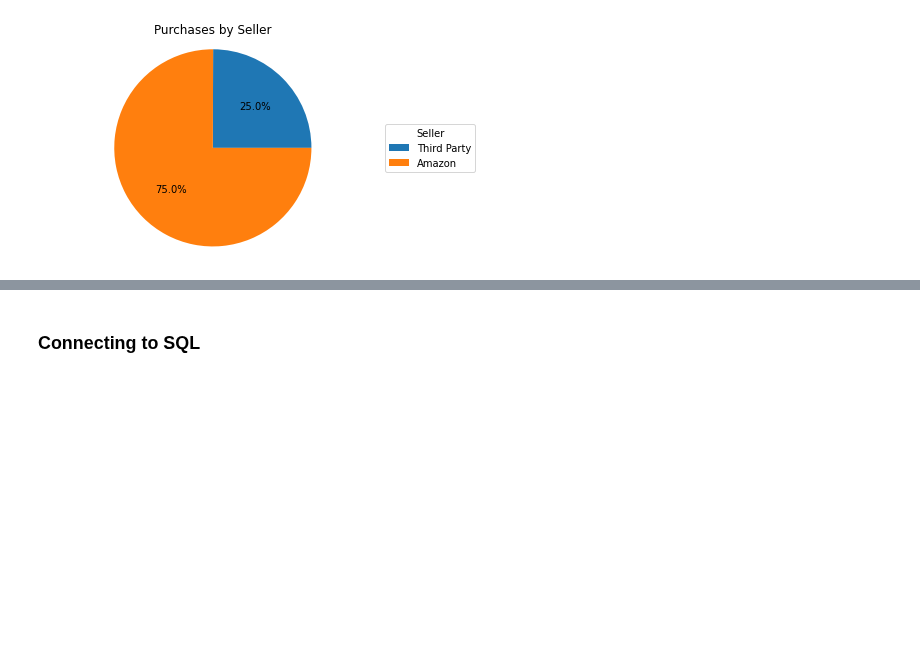
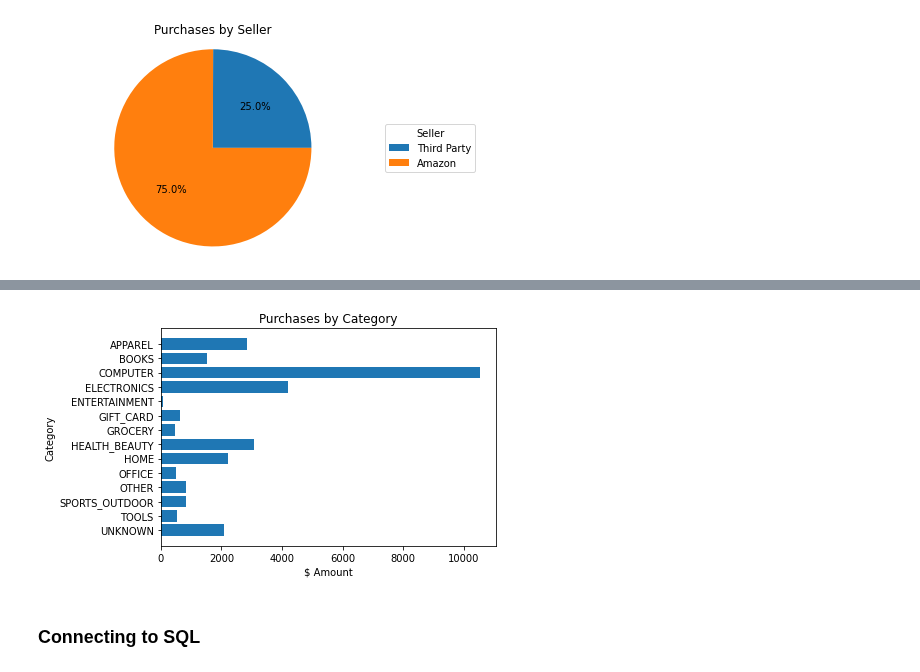
Before and after one commit to AmitSamra/AmazonOrderHistory, a Jupyter notebook: AmazonOrderHistory.ipynb, the cells around one changed output, grey strips where cells are left out. Saved outputs shown, nothing was run; the diff lists cells and outputs as text; code cells hidden in the pictures; blank space fills up the shorter version.

Commit message:
Sorted and plotted by category

```diff
--- a/AmazonOrderHistory.ipynb
+++ b/AmazonOrderHistory.ipynb
@@ -661,3 +661,13 @@ ax.axis('equal')
 plt.show()
 # %% [output]
 [figure]
+# %%
+# Purchases by Category
+# Note: it is necessary to sort by reverse in the df so the plot can be arranged alphabetically
+# from top to bottom
+
+df_CategoryTotal = df_main[['Category', 'ItemTotal']]
+df_CategoryTotal = df_CategoryTotal.groupby('Category')
+df_CategoryTotal = df_CategoryTotal['ItemTotal'].sum()
+df_CategoryTotal = df_CategoryTotal.sort_index(ascending = False)
+df_CategoryTotal
@@ -664,3 +691,14 @@ plt.show()
+# %%
+# Plot purchases by category
+
+fig,ax = plt.subplots()
+ax.barh(df_CategoryTotal.index, df_CategoryTotal.values)
+ax.set_xlabel('$ Amount')
+ax.set_ylabel('Category')
+ax.set_title('Purchases by Category')
+plt.show()
+# %% [output]
+[figure, added]
 # %% [markdown]
 ###  Connecting to SQL
 # %%
```
Also changed, not shown: parts of 3 cells of this notebook.
